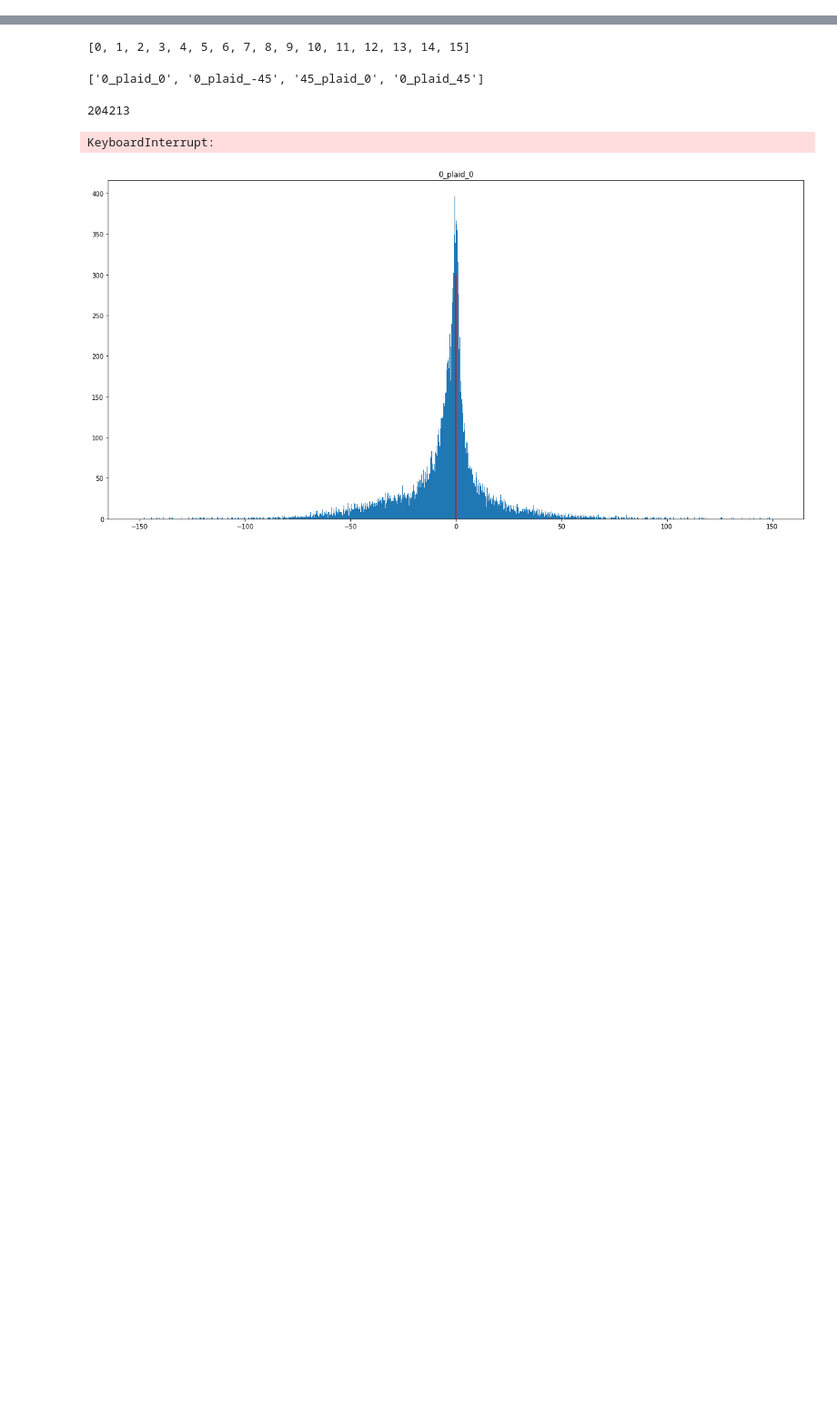
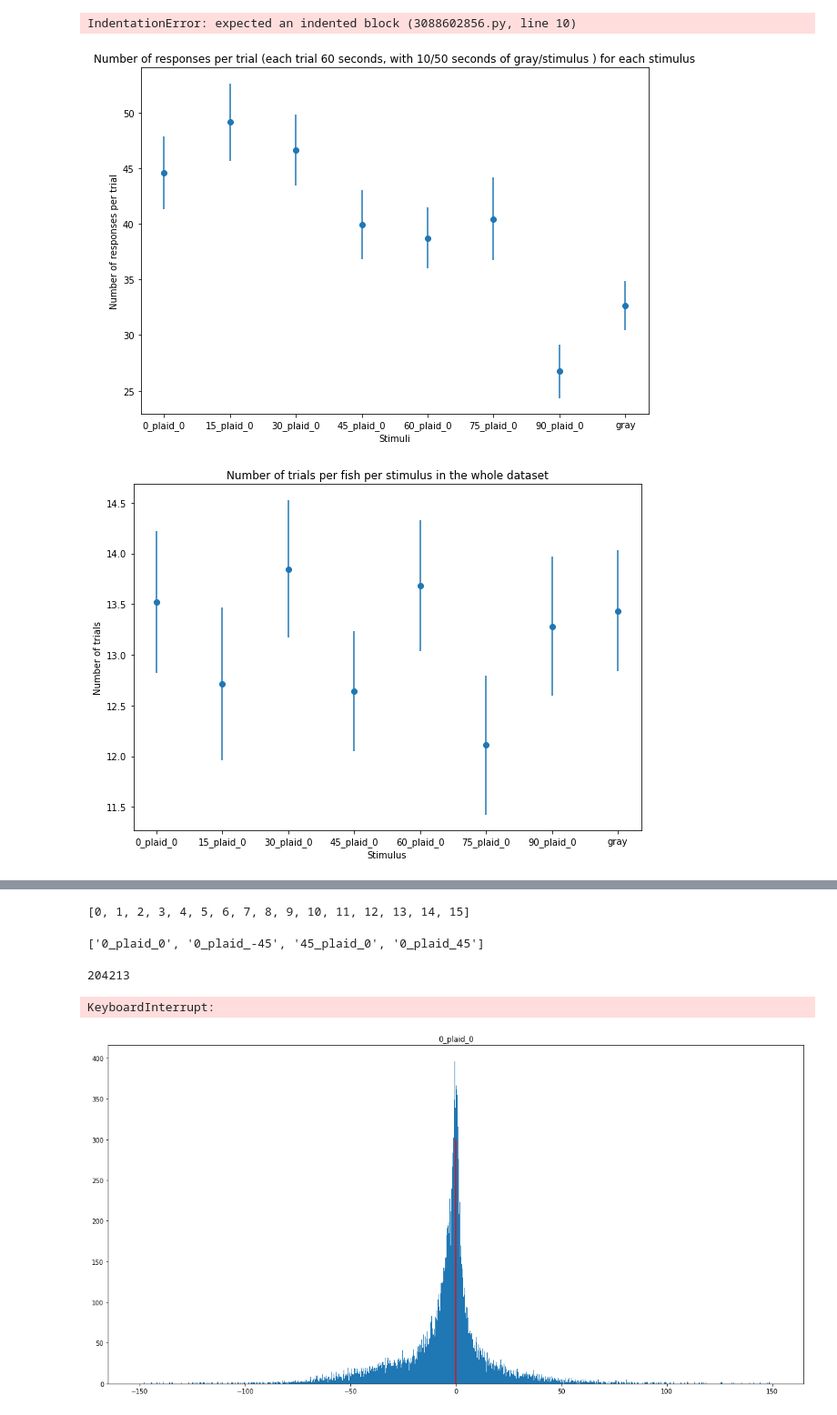
Before and after one commit to Flutura00/Master_thesis_1, a Jupyter notebook: nice plot oif comparisons.ipynb, the cells around one changed output, grey strips where cells are left out. Shown at 91% size. Drawn from its saved outputs; the diff is of its cells as text; code cells hidden in the pictures; blank space fills up the shorter version.

```diff
--- a/nice plot oif comparisons.ipynb
+++ b/nice plot oif comparisons.ipynb
@@ -19,0 +31,7 @@ df_index = df.reset_index()
+# %%
+df = pd.read_hdf(r"C:\Users\ag-bahl\Desktop\data_processed\plaid_spectrum_angles\data_preprocessed.hdf5")
+df_combined_data = pd.read_hdf(r"C:\Users\ag-bahl\Desktop\data_processed\plaid_spectrum_angles\data_combined.hdf5")
+df_combined_data['response'] = len(df_combined_data)*[1]
+df['response'] = len(df)*[1]
+# TODO you may need to add it to the preprocessing
+df_combined_data
@@ -19,0 +57,62 @@ df_index = df.reset_index()
+# %%
+# histogram of bouts:
+
+plt.rcParams["figure.figsize"] = (5, 5)
+
+fishes = df['fish_ID'].unique().tolist()
+for fish in fishes:
+   # df_fish = df[df['fish_ID']==fish]
+   # plt.hist(df_fish['bout_orientation_absolute'])
+   # plt.title(fish)
+   # plt.show()
+# %% [output]
+IndentationError: expected an indented block (3088602856.py, line 10)
+# %%
+# make sure this is what you say it is and then see if you can statistics.
+plt.rcParams["figure.figsize"] = (10, 7)
+def response_frequcency():
+    # response frequency in terms of number of trials responded, or bouts/time spent in the setup
+    # you do a groupby and take max of number of trials for each fish
+    # then you count the responses/ or you just count the responses per stimulus per fish...just like for preference index and get the average and the sem.
+    # then x axis is the stimuli and y axis is the value of number of responses per stimulus per fish per number of trials it was exposed to...
+    sums_df = df.groupby(['fish_ID', 'stimulus_name']).sum()  # her for each fish i look at each stimulus and count the responses
+    # you could also do this per trial, if that makes you feel better...
+    max_df = df.groupby(['fish_ID', 'stimulus_name']).max()  # here lie trial maximum values'
+    mean_max_df = max_df.groupby(['stimulus_name']).mean() # how do you count trials???
+    sem_max_df = max_df.groupby(['stimulus_name']).std()/ (len(df['fish_ID'].unique())) ** 0.5
+    # so the responses of sums df could be divided by the trial of max_df before we merge everything? lets see
+    sums_df[variable] = sums_df[variable]/max_df['trial'] # how many responses divided by how many trials there were for that condition.
+    mean_df = sums_df.groupby(['stimulus_name']).mean()
+    sem_df = sums_df.groupby(['stimulus_name']).std() / (len(df['fish_ID'].unique())) ** 0.5
+    stimuli = mean_df.index.unique('stimulus_name')
+
+    x = np.array(stimuli.tolist())
+    y = np.array(mean_df[variable])  # Effectively y = x**2
+    e = np.array(sem_df[variable])
+
+    plt.errorbar(x, y, e, linestyle='None', marker='o')
+    #plt.xlabel(stimuli.tolist())
+    plt.title('Number of responses per trial (each trial 60 seconds, with 10/50 seconds of gray/stimulus ) for each stimulus')
+    plt.xlabel('Stimuli', size = 10)
+    plt.ylabel('Number of responses per trial',size = 10)
+    plt.show()
+
+    max_df = df.groupby(['fish_ID', 'stimulus_name']).max()
+    x = np.array([0,1,2,3,4,5,6,7])
+    my_xticks = stimuli.tolist()
+    plt.xticks(x, my_xticks)
+    y = np.array(mean_max_df['trial'])  # Effectively y = x**2
+    e = np.array(sem_max_df['trial'])
+
+    plt.errorbar(x, y, e, linestyle='None', marker='o')
+    #plt.scatter(x, y, linestyle='None', marker='o') # maybe better if ytou have nr of trtials per fish per stimulus then an error bar????
+    plt.title('Number of trials per fish per stimulus in the whole dataset')
+    plt.xlabel('Stimulus')
+    plt.ylabel("Number of trials")
+    plt.show()
+# find a way to add pictures:: would be great
+response_frequcency()
+# tyhen print out in a white sheet o' paper how many fish blabla.. or somewhere in the graph, like idk...
+# %% [output]
+[figure, added]
+[figure, added]
```
Also changed, not shown: parts of 14 cells of this notebook, 13 other files.
